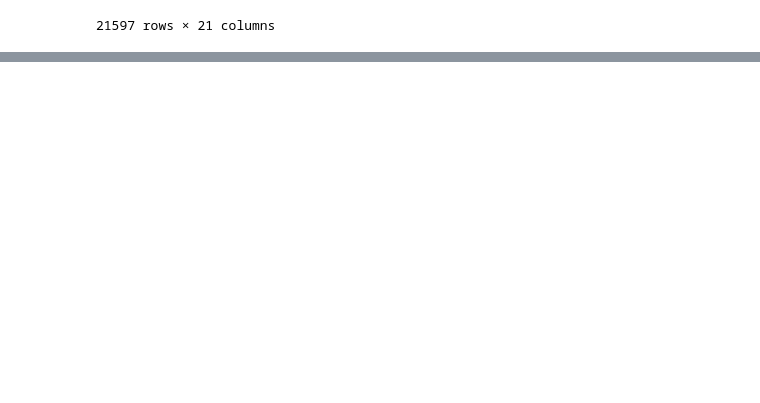
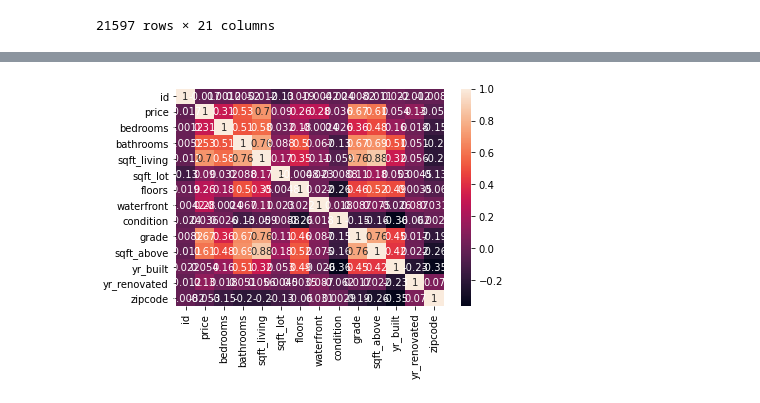
Before and after one commit to kjkahalley/King-County-housing-analysis, a Jupyter notebook: notebooks/exploratory/Griffin/project_notebook.ipynb, the cells around one changed output, grey strips where cells are left out. Saved outputs shown, nothing was run; the diff lists cells and outputs as text; code cells hidden in the pictures; blank space fills up the shorter version.

Commit message:
made some plots

```diff
--- a/notebooks/exploratory/Griffin/project_notebook.ipynb
+++ b/notebooks/exploratory/Griffin/project_notebook.ipynb
@@ -31,4 +32,4 @@ data
 | 21596 | 1523300157 | 10/15/2014 | 325000.0 | 2 | 0.75 | 1020 | 1076 | 2.0 | 0.0 | 0.0 | ... |
 21597 rows × 21 columns
 # %%
-df = data.drop()
+df = data.drop(['view', 'lat', 'long', 'sqft_living15', 'sqft_lot15'], axis=1)
@@ -34,0 +70,4 @@ df = data.drop()
+# %%
+sns.heatmap(df.corr(), annot=True);
+# %% [output]
+[figure, added]
```
Also changed, not shown: parts of 12 cells of this notebook, 1 other file.
